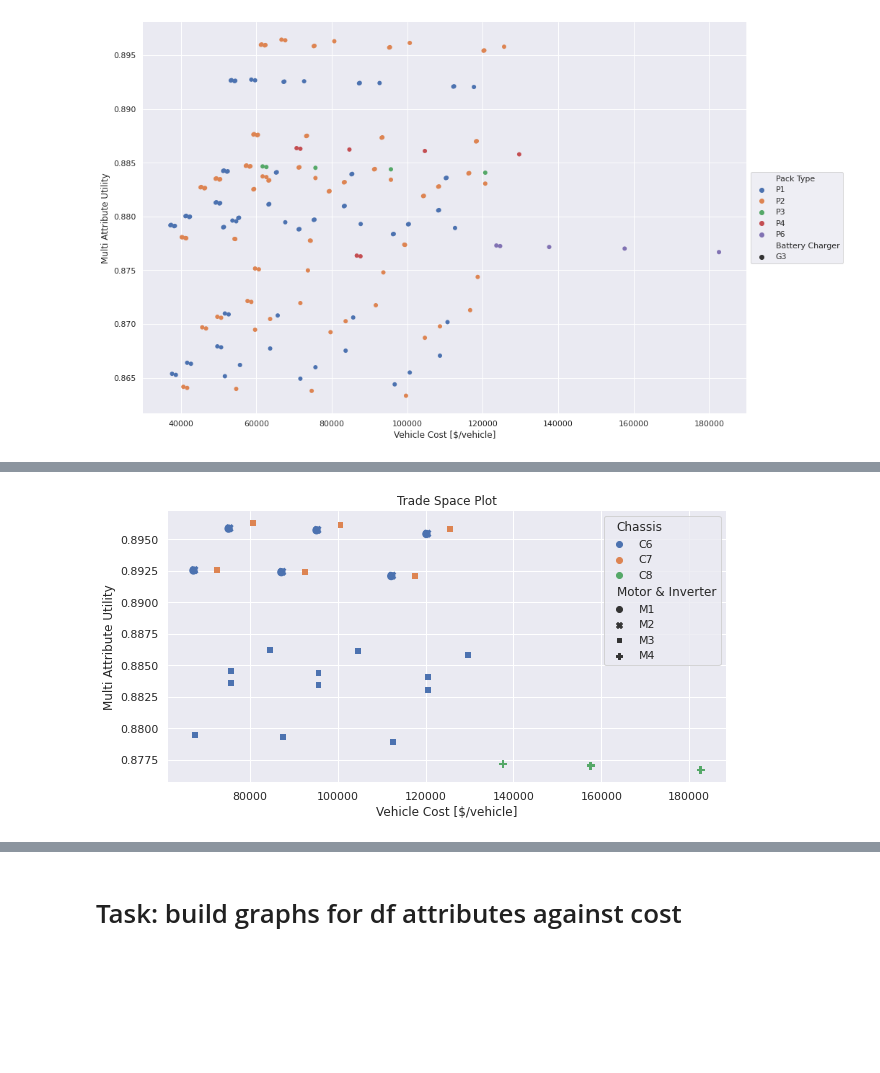
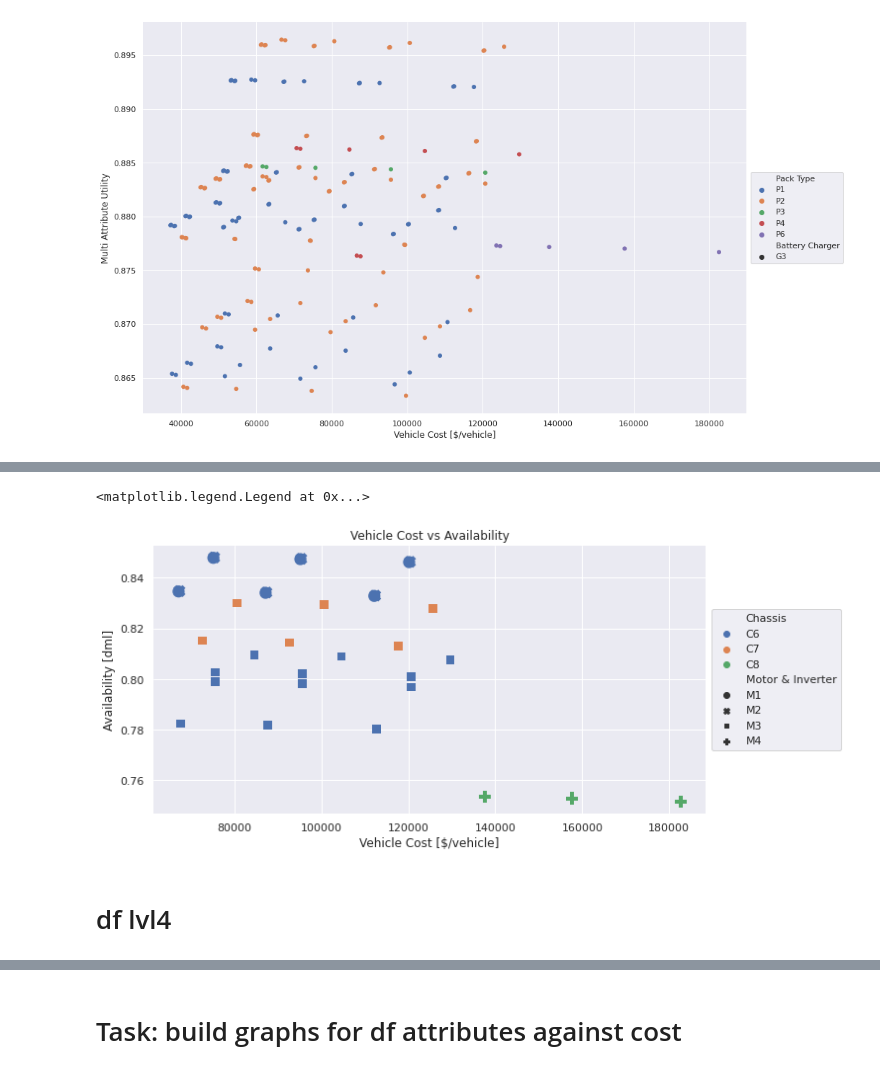
Before and after one commit to abdulelahsm/os4, a Jupyter notebook: design_data_eda.ipynb, the cells around one changed output, grey strips where cells are left out. Cells and saved outputs as stored; diff of their text form; code cells hidden in the pictures; blank space fills up the shorter version.

```diff
--- a/design_data_eda.ipynb
+++ b/design_data_eda.ipynb
@@ -105,8 +105,10 @@ design_data.columns = ['Design ID', 'Pack Type', 'Chassis', 'Battery Charger',
        'R10',
        'R11']
 # %%
-df = design_data[['Design ID', 'Pack Type', 'Chassis', 'Battery Charger',
-       'Motor & Inverter', 'Autonomy Level', 'C1', 'C2', 'R1','R2','R3','R4','R5','R6','R7','R8','R9','R10', "R11",'Vehicle Cost [$/vehicle]', 'Multi Attribute Utility']]
+#df = design_data[['Design ID', 'Pack Type', 'Chassis', 'Battery Charger',
+#       'Motor & Inverter', 'Autonomy Level', 'C1', 'C2', 'R1','R2','R3','R4','R5','R6','R7','R8','R9','R10', "R11",'Vehicle Cost [$/vehicle]', 'Multi Attribute Utility']]
+
+df= design_data.copy()
 # %%
 df.info()
 # %% [output]
@@ -278,3 +293,5 @@ df_lvl3
+# %%
+df_lvl3 = df_lvl3.reset_index()
 # %%
 # Draw a scatter plot while assigning point colors and sizes to different
 # variables in the dataset
@@ -294,17 +343,20 @@ g.legend(loc='center left', bbox_to_anchor=(1, 0.5), ncol=1)
 # %%
-# Draw a scatter plot while assigning point colors and sizes to different
-# variables in the dataset
+#Availability [dml]
 f, ax = plt.subplots(figsize=(10, 5))
 sns.despine(f, left=True, bottom=True)
-g = sns.scatterplot(x="Vehicle Cost [$/vehicle]", y="Multi Attribute Utility",
-                hue="Chassis", style="Motor & Inverter", s=70,
+g4 = sns.scatterplot(x="Vehicle Cost [$/vehicle]", y="Availability [dml]",
+                hue="Chassis", style="Motor & Inverter", s=150, #alpha=0.5,
                 #palette="ch:r=-.2,d=.3_r",
-                sizes=(20, 200), linewidth=0,
-                legend="auto",
-                data=df_lvl3, ax=ax).set_title("Trade Space Plot")
-#g.legend(loc='center left', bbox_to_anchor=(1.0, 0.5), ncol=1)
+                size_norm=(200, 100), linewidth=0,
+                #legend="auto",
+                data=df_lvl3, ax=ax)
+g4.set_title("Vehicle Cost vs Availability")
+g4.legend(loc='center left', bbox_to_anchor=(1.0, 0.5), ncol=1)
 # %% [output]
+<matplotlib.legend.Legend at 0x...>
-[figure, old version]
+[figure, new version]
+# %% [markdown]
+# df lvl4
 # %%
 df_lvl4 = df_lvl3[df_lvl3['R9']==1]
 # %%
```
Also changed, not shown: parts of 13 cells of this notebook.
